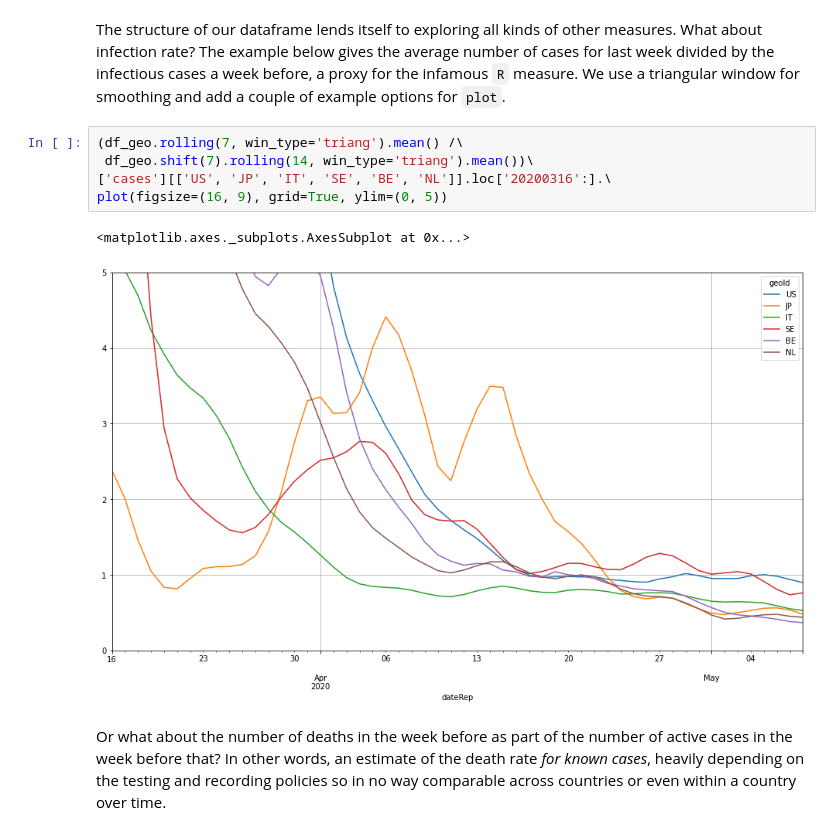
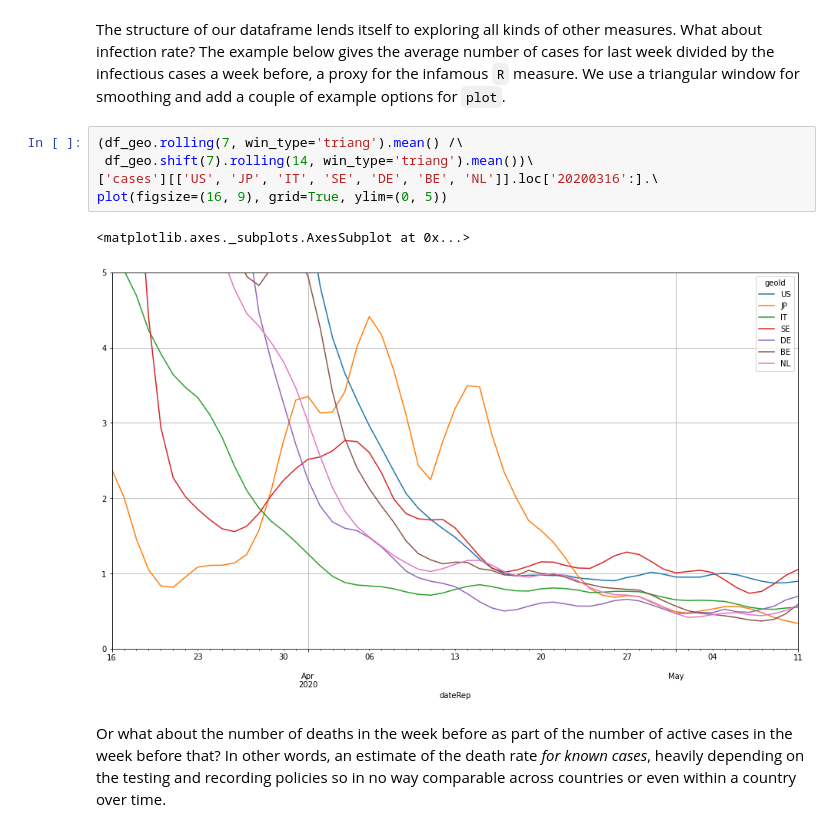
Before and after one commit to R3dje/COVID19, a Jupyter notebook: EUCDC.ipynb, the cells around one changed output. Drawn from its saved outputs; the diff is of its cells as text.

```diff
--- a/EUCDC.ipynb
+++ b/EUCDC.ipynb
@@ -259,11 +258,11 @@ The structure of our dataframe lends itself to exploring all kinds of other meas
 # %%
 (df_geo.rolling(7, win_type='triang').mean() /\
  df_geo.shift(7).rolling(14, win_type='triang').mean())\
-['cases'][['US', 'JP', 'IT', 'SE', 'BE', 'NL']].loc['20200316':].\
+['cases'][['US', 'JP', 'IT', 'SE', 'DE', 'BE', 'NL']].loc['20200316':].\
 plot(figsize=(16, 9), grid=True, ylim=(0, 5))
 # %% [output]
 <matplotlib.axes._subplots.AxesSubplot at 0x...>
-[figure, old version]
+[figure, new version]
 # %% [markdown]
 Or what about the number of deaths in the week before as part of the number of active cases in the week before that? In other words, an estimate of the death rate *for known cases*, heavily depending on the testing and recording policies so in no way comparable across countries or even within a country over time.
 # %%
```
Also changed, not shown: parts of 23 cells of this notebook, 3 other files.
